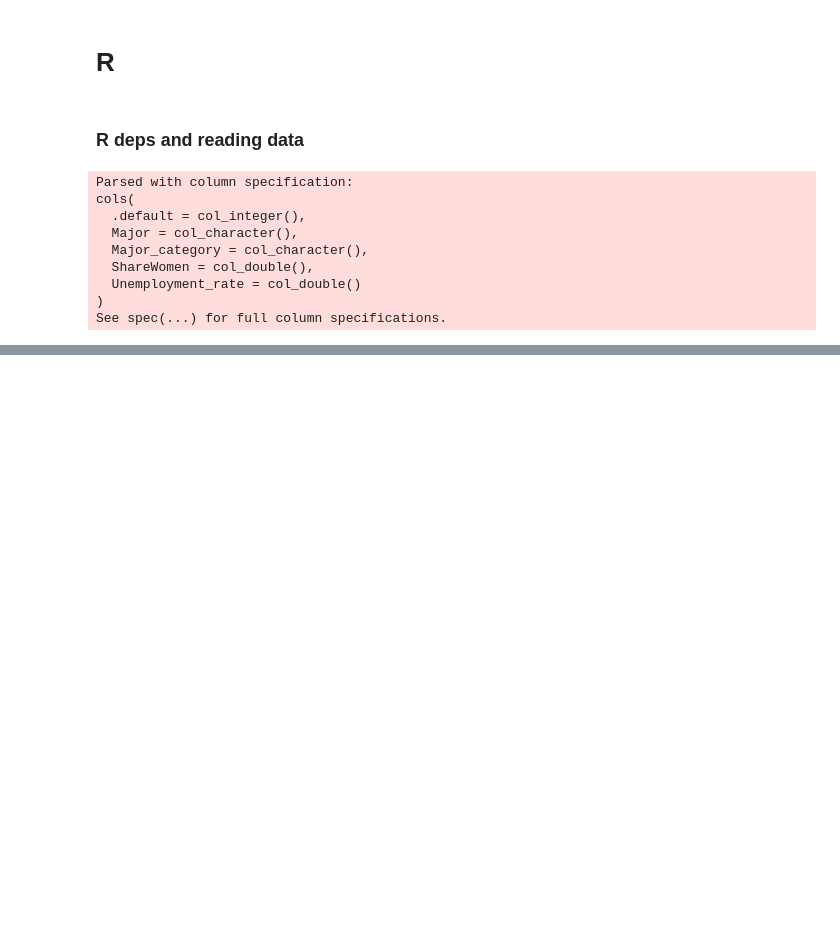
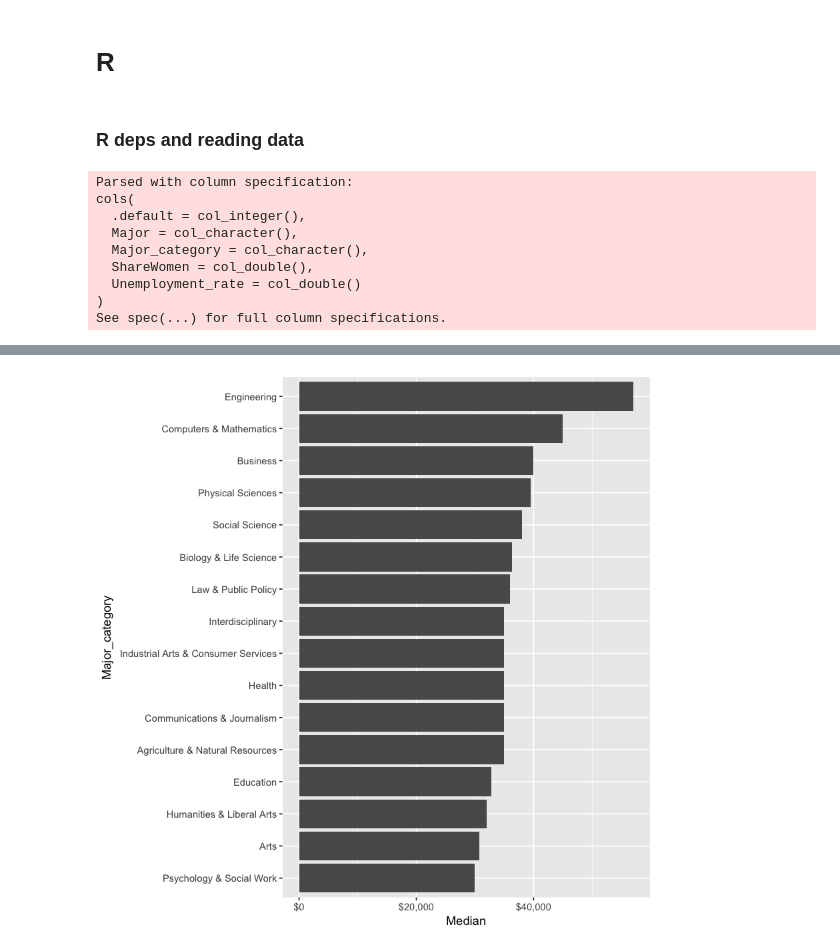
Before and after one commit to nischalshrestha/tidytuesdays, a Jupyter notebook: recent-grads/recent-grads.ipynb, the cells around one changed output, grey strips where cells are left out. Drawn from its saved outputs; the diff is of its cells as text; code cells hidden in the pictures; blank space fills up the shorter version.

```diff
--- a/recent-grads/recent-grads.ipynb
+++ b/recent-grads/recent-grads.ipynb
@@ -54,0 +66,12 @@ df
+# %%
+# visualize the distribution of salary for each major using bar
+recent_grads %>%
+    group_by(Major_category) %>%
+    summarize(Median = median(Median)) %>%
+    mutate(Major_category = fct_reorder(Major_category, Median)) %>%
+    ggplot(aes(Major_category, Median)) +
+    geom_col() +
+    scale_y_continuous(labels = dollar_format()) +
+    coord_flip()
+# %% [output]
+[figure, added]
```
Also changed, not shown: parts of 9 cells of this notebook.
